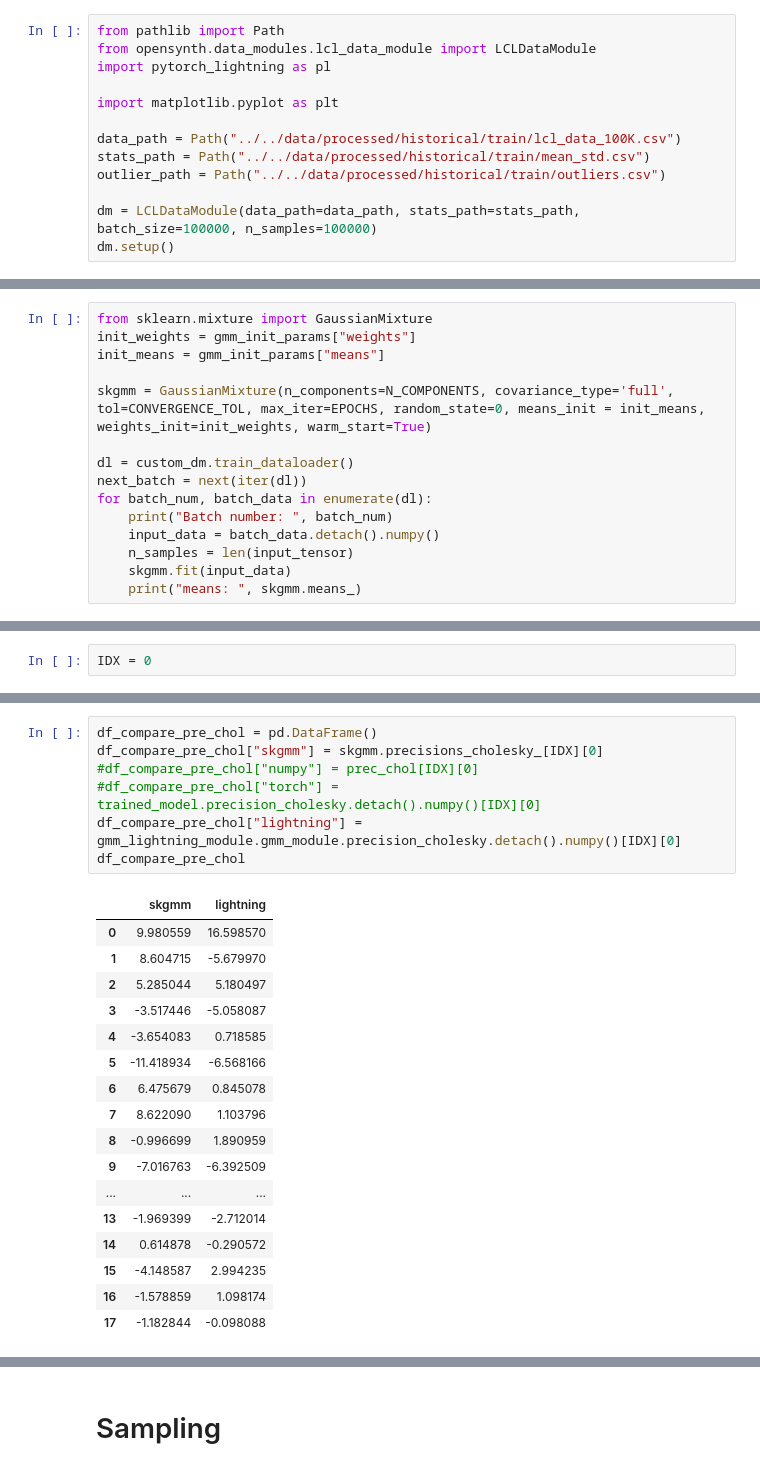
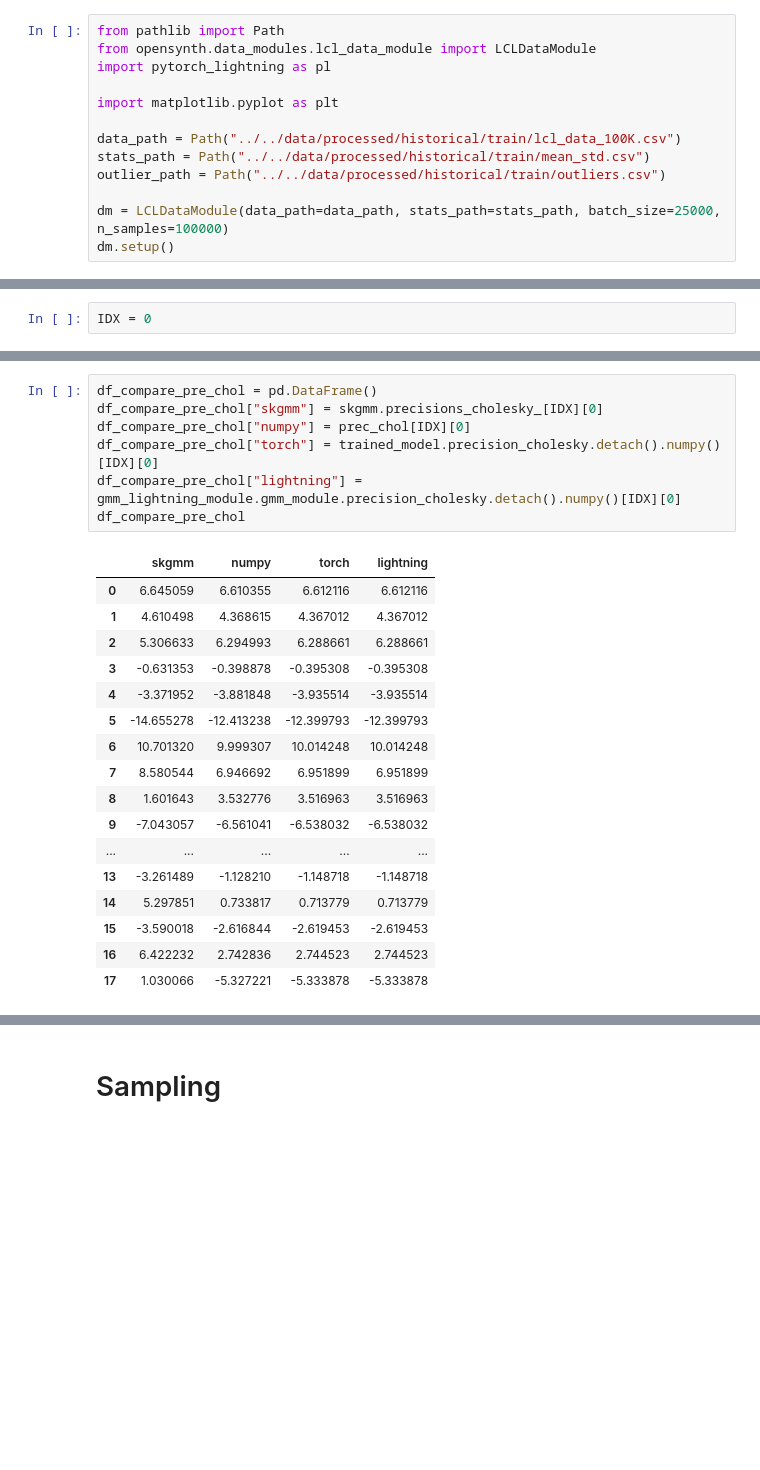
Before and after one commit to OpenSynth-energy/OpenSynth, a Jupyter notebook: notebooks/faraday/gmm_implementation_simplified.ipynb, the cells around one changed output, grey strips where cells are left out. Cells and saved outputs as stored; diff of their text form; blank space fills up the shorter version.

```diff
--- a/notebooks/faraday/gmm_implementation_simplified.ipynb
+++ b/notebooks/faraday/gmm_implementation_simplified.ipynb
@@ -33,7 +33,7 @@ data_path = Path("../../data/processed/historical/train/lcl_data_100K.csv")
 stats_path = Path("../../data/processed/historical/train/mean_std.csv")
 outlier_path = Path("../../data/processed/historical/train/outliers.csv")
 
-dm = LCLDataModule(data_path=data_path, stats_path=stats_path, batch_size=100000, n_samples=100000)
+dm = LCLDataModule(data_path=data_path, stats_path=stats_path, batch_size=25000, n_samples=100000)
 dm.setup()
 # %%
 import torch
@@ -411,15 +424,0 @@ log prob:  tensor(1.9078)
-# %%
-from sklearn.mixture import GaussianMixture
-init_weights = gmm_init_params["weights"]
-init_means = gmm_init_params["means"]
-
-skgmm = GaussianMixture(n_components=N_COMPONENTS, covariance_type='full', tol=CONVERGENCE_TOL, max_iter=EPOCHS, random_state=0, means_init = init_means, weights_init=init_weights, warm_start=True)
-
-dl = custom_dm.train_dataloader()
-next_batch = next(iter(dl))
-for batch_num, batch_data in enumerate(dl):
-    print("Batch number: ", batch_num)
-    input_data = batch_data.detach().numpy()
-    n_samples = len(input_tensor)
-    skgmm.fit(input_data)
-    print("means: ", skgmm.means_)
@@ -548,28 +490,28 @@ df_compare_covar
 # %%
 df_compare_pre_chol = pd.DataFrame()
 df_compare_pre_chol["skgmm"] = skgmm.precisions_cholesky_[IDX][0]
-#df_compare_pre_chol["numpy"] = prec_chol[IDX][0]
-#df_compare_pre_chol["torch"] = trained_model.precision_cholesky.detach().numpy()[IDX][0]
+df_compare_pre_chol["numpy"] = prec_chol[IDX][0]
+df_compare_pre_chol["torch"] = trained_model.precision_cholesky.detach().numpy()[IDX][0]
 df_compare_pre_chol["lightning"] = gmm_lightning_module.gmm_module.precision_cholesky.detach().numpy()[IDX][0]
 df_compare_pre_chol
 # %% [output]
-|  | skgmm | lightning |
-| 0 | 9.980559 | 16.598570 |
-| 1 | 8.604715 | -5.679970 |
-| 2 | 5.285044 | 5.180497 |
-| 3 | -3.517446 | -5.058087 |
-| 4 | -3.654083 | 0.718585 |
-| 5 | -11.418934 | -6.568166 |
-| 6 | 6.475679 | 0.845078 |
-| 7 | 8.622090 | 1.103796 |
-| 8 | -0.996699 | 1.890959 |
-| 9 | -7.016763 | -6.392509 |
-| ... | ... | ... |
-| 13 | -1.969399 | -2.712014 |
-| 14 | 0.614878 | -0.290572 |
-| 15 | -4.148587 | 2.994235 |
-| 16 | -1.578859 | 1.098174 |
-| 17 | -1.182844 | -0.098088 |
+|  | skgmm | numpy | torch | lightning |
+| 0 | 6.645059 | 6.610355 | 6.612116 | 6.612116 |
+| 1 | 4.610498 | 4.368615 | 4.367012 | 4.367012 |
+| 2 | 5.306633 | 6.294993 | 6.288661 | 6.288661 |
+| 3 | -0.631353 | -0.398878 | -0.395308 | -0.395308 |
+| 4 | -3.371952 | -3.881848 | -3.935514 | -3.935514 |
+| 5 | -14.655278 | -12.413238 | -12.399793 | -12.399793 |
+| 6 | 10.701320 | 9.999307 | 10.014248 | 10.014248 |
+| 7 | 8.580544 | 6.946692 | 6.951899 | 6.951899 |
+| 8 | 1.601643 | 3.532776 | 3.516963 | 3.516963 |
+| 9 | -7.043057 | -6.561041 | -6.538032 | -6.538032 |
+| ... | ... | ... | ... | ... |
+| 13 | -3.261489 | -1.128210 | -1.148718 | -1.148718 |
+| 14 | 5.297851 | 0.733817 | 0.713779 | 0.713779 |
+| 15 | -3.590018 | -2.616844 | -2.619453 | -2.619453 |
+| 16 | 6.422232 | 2.742836 | 2.744523 | 2.744523 |
+| 17 | 1.030066 | -5.327221 | -5.333878 | -5.333878 |
 # %%
 df_compare_weights = pd.DataFrame()
 df_compare_weights["skgmm"] = skgmm.weights_[:10]
```
Also changed, not shown: parts of 32 cells of this notebook, 1 other file.
